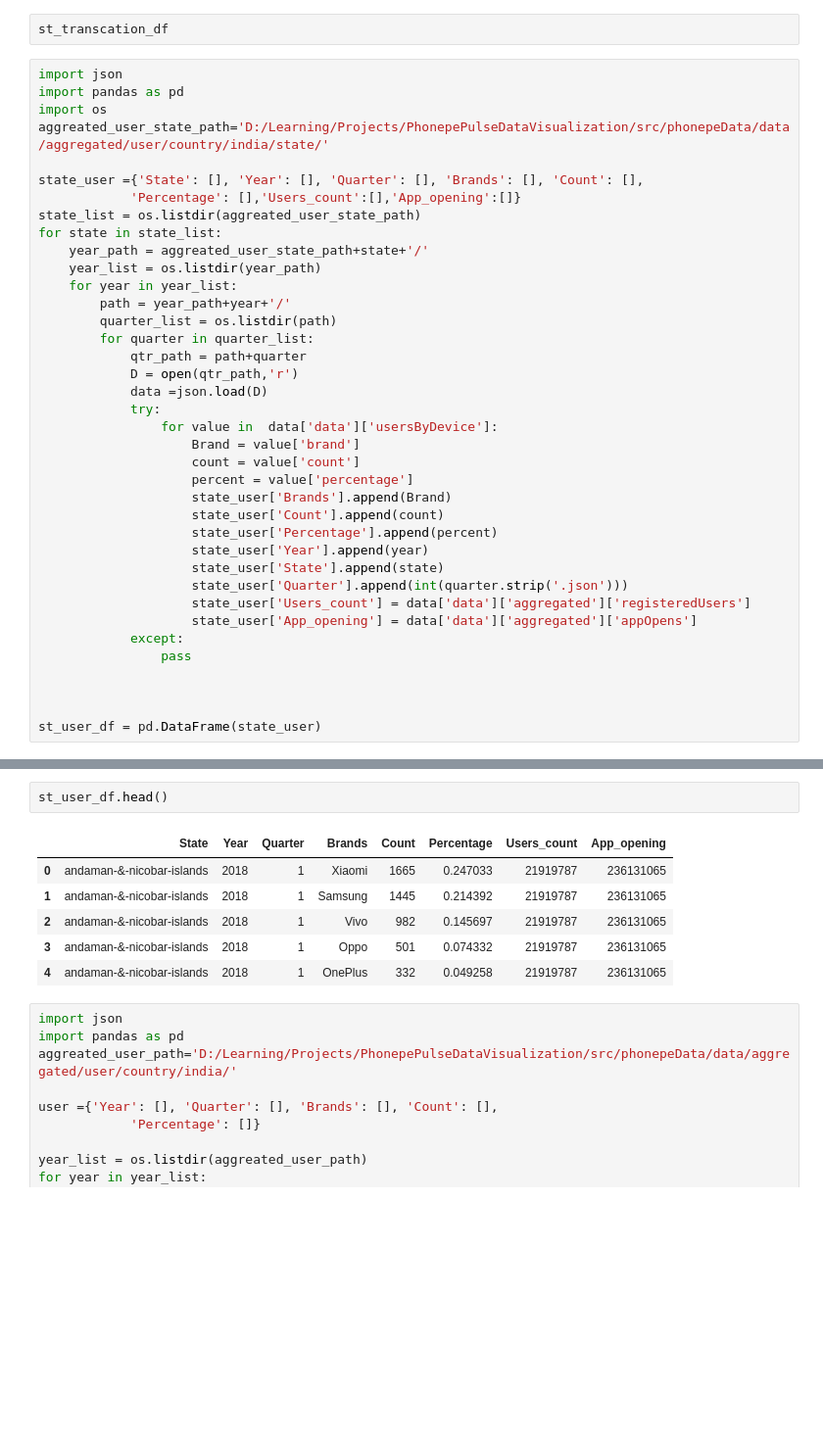
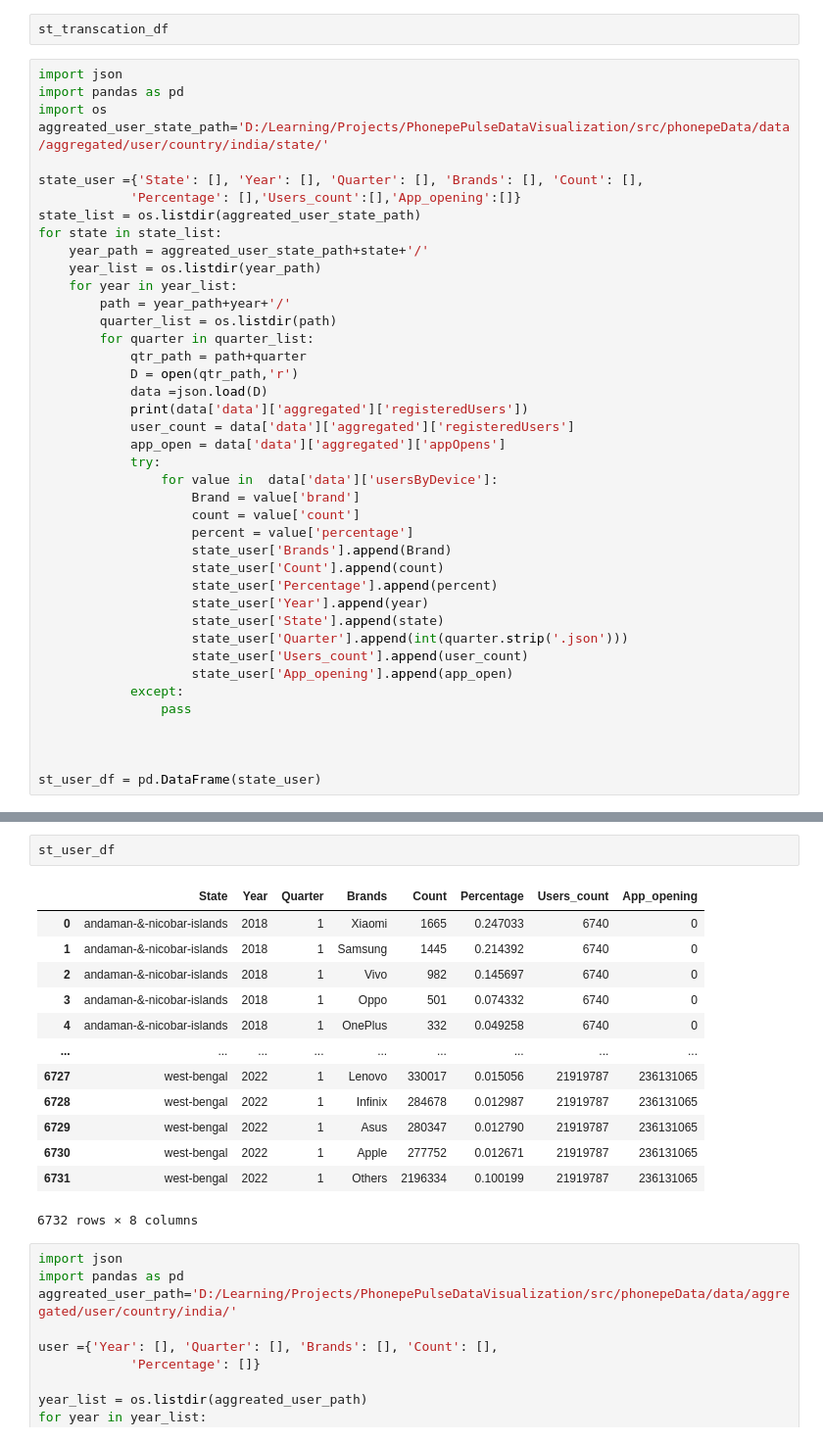
Before and after one commit to gopinathvenkatesan01/PhonepePulseDataVisualization, a Jupyter notebook: mainapp/data_extraction.ipynb, the cells around one changed output, grey strips where cells are left out. Shown: that part at 98% size. Cells and saved outputs as stored; diff of their text form; blank space fills up the shorter version.

```diff
--- a/mainapp/data_extraction.ipynb
+++ b/mainapp/data_extraction.ipynb
@@ -100,6 +100,9 @@ for state in state_list:
             qtr_path = path+quarter
             D = open(qtr_path,'r')
             data =json.load(D)
+            print(data['data']['aggregated']['registeredUsers'])
+            user_count = data['data']['aggregated']['registeredUsers']
+            app_open = data['data']['aggregated']['appOpens']
             try:
                 for value in  data['data']['usersByDevice']:
                     Brand = value['brand']
@@ -111,8 +114,8 @@ for state in state_list:
                     state_user['Year'].append(year)
                     state_user['State'].append(state)
                     state_user['Quarter'].append(int(quarter.strip('.json')))
-                    state_user['Users_count'] = data['data']['aggregated']['registeredUsers']
-                    state_user['App_opening'] = data['data']['aggregated']['appOpens']
+                    state_user['Users_count'].append(user_count)
+                    state_user['App_opening'].append(app_open)
             except:
                 pass
 
@@ -122,12 +143,19 @@ st_user_df = pd.DataFrame(state_user)
 # %%
-st_user_df.head()
+st_user_df
 # %% [output]
 |  | State | Year | Quarter | Brands | Count | Percentage | Users_count | App_opening |
-| 0 | andaman-&-nicobar-islands | 2018 | 1 | Xiaomi | 1665 | 0.247033 | 21919787 | 236131065 |
-| 1 | andaman-&-nicobar-islands | 2018 | 1 | Samsung | 1445 | 0.214392 | 21919787 | 236131065 |
-| 2 | andaman-&-nicobar-islands | 2018 | 1 | Vivo | 982 | 0.145697 | 21919787 | 236131065 |
-| 3 | andaman-&-nicobar-islands | 2018 | 1 | Oppo | 501 | 0.074332 | 21919787 | 236131065 |
-| 4 | andaman-&-nicobar-islands | 2018 | 1 | OnePlus | 332 | 0.049258 | 21919787 | 236131065 |
+| 0 | andaman-&-nicobar-islands | 2018 | 1 | Xiaomi | 1665 | 0.247033 | 6740 | 0 |
+| 1 | andaman-&-nicobar-islands | 2018 | 1 | Samsung | 1445 | 0.214392 | 6740 | 0 |
+| 2 | andaman-&-nicobar-islands | 2018 | 1 | Vivo | 982 | 0.145697 | 6740 | 0 |
+| 3 | andaman-&-nicobar-islands | 2018 | 1 | Oppo | 501 | 0.074332 | 6740 | 0 |
+| 4 | andaman-&-nicobar-islands | 2018 | 1 | OnePlus | 332 | 0.049258 | 6740 | 0 |
+| ... | ... | ... | ... | ... | ... | ... | ... | ... |
+| 6727 | west-bengal | 2022 | 1 | Lenovo | 330017 | 0.015056 | 21919787 | 236131065 |
+| 6728 | west-bengal | 2022 | 1 | Infinix | 284678 | 0.012987 | 21919787 | 236131065 |
+| 6729 | west-bengal | 2022 | 1 | Asus | 280347 | 0.012790 | 21919787 | 236131065 |
+| 6730 | west-bengal | 2022 | 1 | Apple | 277752 | 0.012671 | 21919787 | 236131065 |
+| 6731 | west-bengal | 2022 | 1 | Others | 2196334 | 0.100199 | 21919787 | 236131065 |
+6732 rows × 8 columns
 # %%
 import json
 import pandas as pd
```
Also changed, not shown: parts of 7 cells of this notebook, 6 other files.
